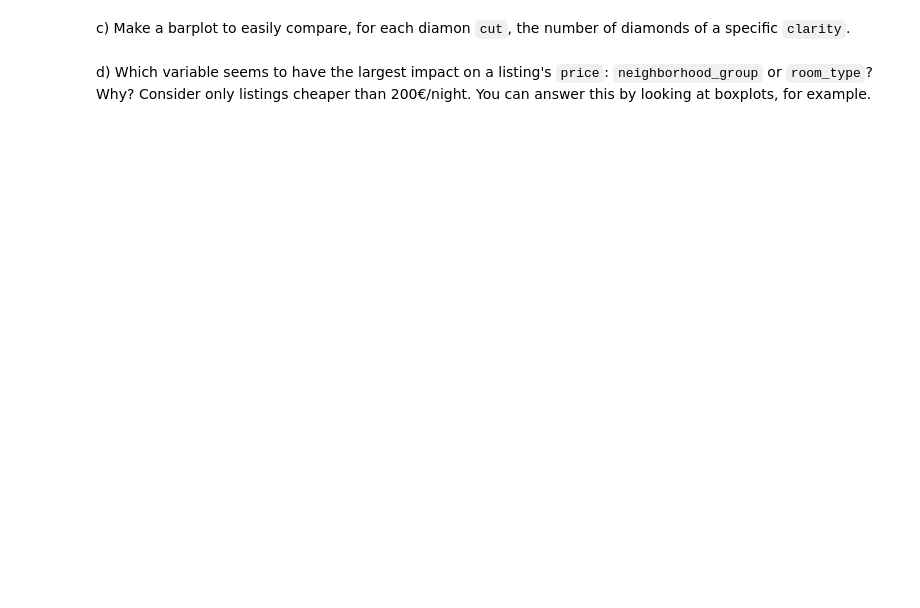
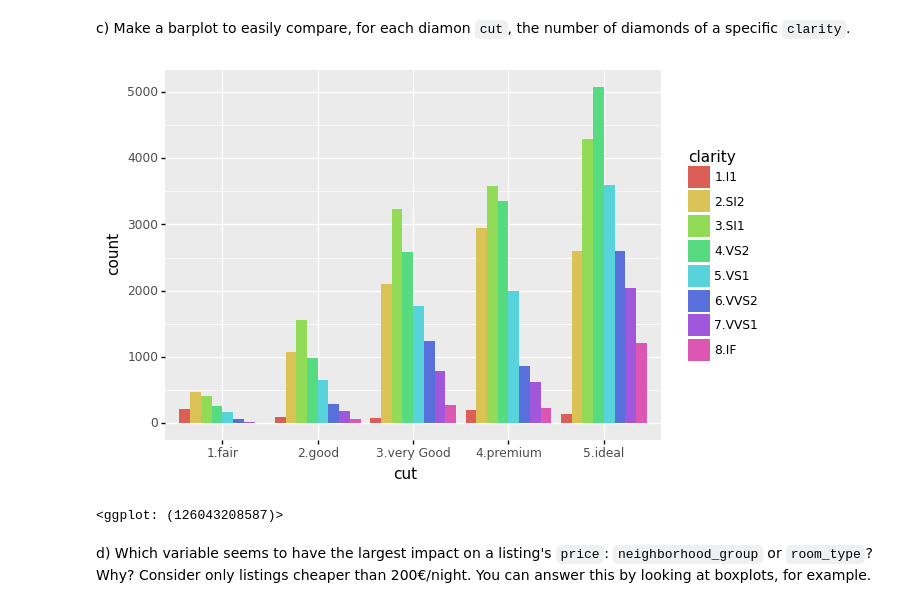
Before and after one commit to Gogonemnem/tu-delft-assignments, a Jupyter notebook: assignment3/eda.exercises_b.ipynb, the cells around one changed output. Saved outputs shown, nothing was run; the diff lists cells and outputs as text; code cells hidden in the pictures; blank space fills up the shorter version.

```diff
--- a/assignment3/eda.exercises_b.ipynb
+++ b/assignment3/eda.exercises_b.ipynb
@@ -49,4 +67,10 @@ b) The default histogram of `longitude` shows a bump at around `longitude = 13.3
 # %% [markdown]
 c) Make a barplot to easily compare, for each diamon `cut`, the number of diamonds of a specific `clarity`.
+# %%
+ggplot(diamonds, aes('cut', fill = 'clarity')) + \
+    geom_bar(position = 'dodge')
+# %% [output]
+[figure, added]
+<ggplot: (126043208587)>
 # %% [markdown]
 d) Which variable seems to have the largest impact on a listing's `price`: `neighborhood_group` or `room_type`? Why? Consider only listings cheaper than 200€/night. You can answer this by looking at boxplots, for example.
```
Also changed, not shown: parts of 11 cells of this notebook.
